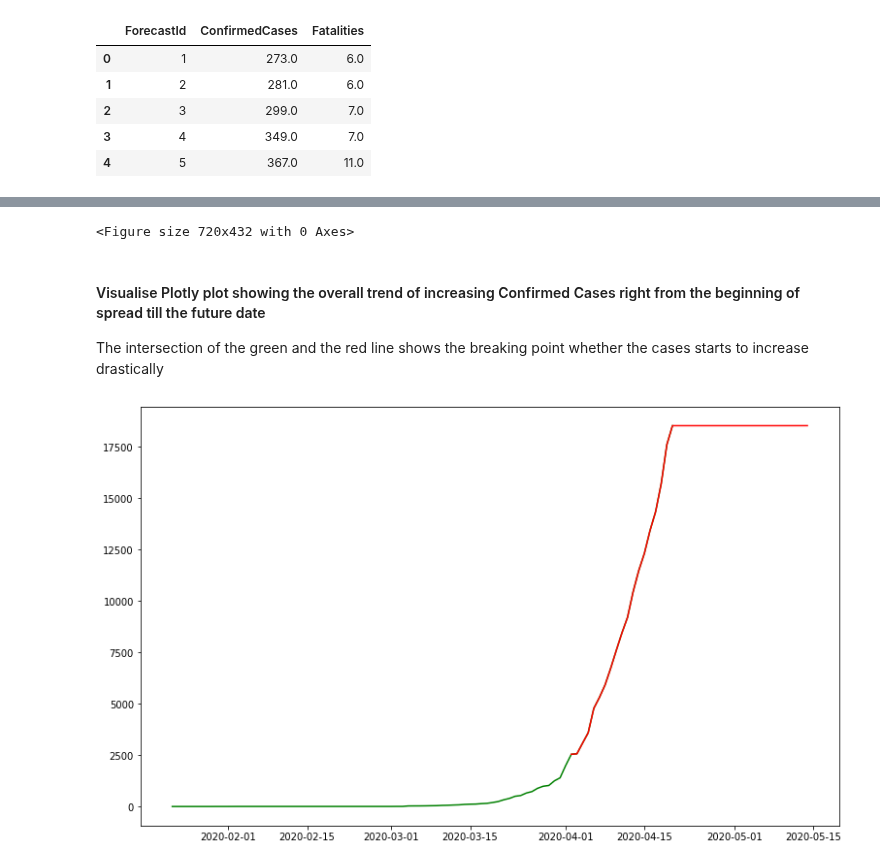
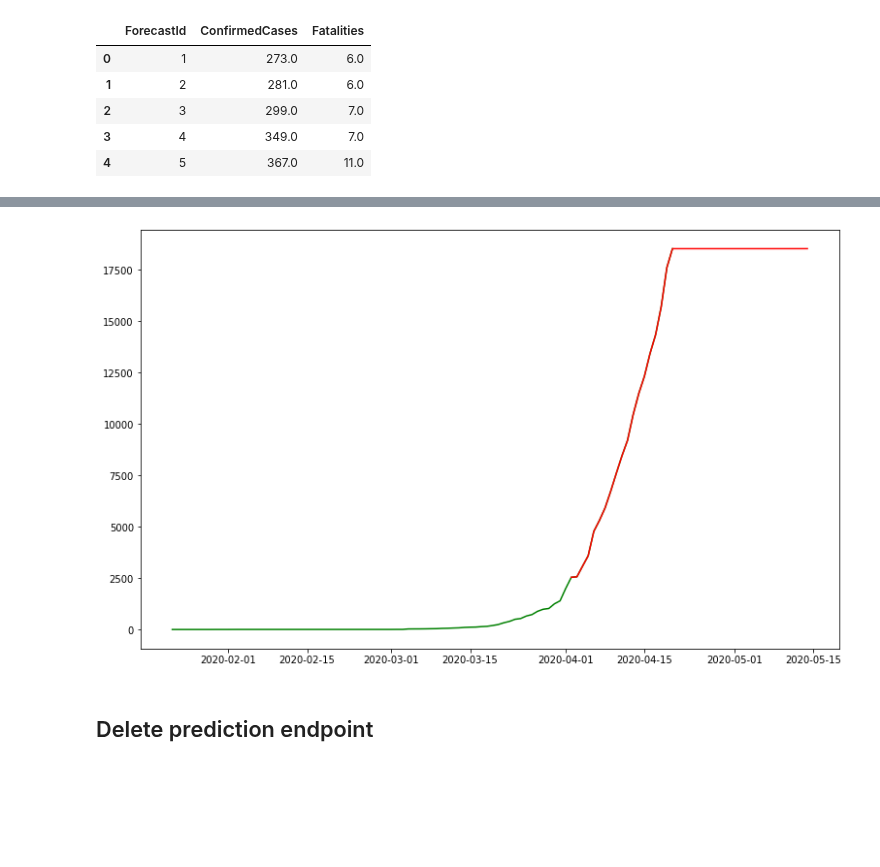
Before and after one commit to swiftdiaries/cisco-kubeflow-starter-pack, a Jupyter notebook: apps/healthcare/covid-forecasting/onprem/fairing/COVID-Forecast-fairing.ipynb, the cells around one changed output, grey strips where cells are left out. Cells and saved outputs as stored; diff of their text form; code cells hidden in the pictures; blank space fills up the shorter version.

Commit message:
Modified COVID fairing

```diff
--- a/apps/healthcare/covid-forecasting/onprem/fairing/COVID-Forecast-fairing.ipynb
+++ b/apps/healthcare/covid-forecasting/onprem/fairing/COVID-Forecast-fairing.ipynb
@@ -163 +176,5 @@ configmap/docker-config created
+# %%
+main_path = 'cisco-kubeflow-starter-pack/apps/healthcare/covid-forecasting/onprem/'
+train_data_path = main_path + 'data/train.csv'
+test_data_path = main_path + 'data/test.csv'
 # %% [markdown]
@@ -228,9 +245,9 @@ def preprocess_test(train_df, test_df, n_prev):
 def covid_preprocess_function():
 
         # Read train and test datasets
-        train_df = pd.read_csv("train.csv")
+        train_df = pd.read_csv(train_data_path)
         print("train_df shape: {0}" .format(train_df.shape))
-        test_df = pd.read_csv("test.csv")
+        test_df = pd.read_csv(test_data_path)
         print("train_df shape: {0}" .format(test_df.shape))
 
         # Check the NaN value status in each column of the Train data
@@ -418,6 +435,6 @@ SavedModel written to: covid-model/001/saved_model.pb
 Kubeflow Fairing packages the CovidServe class, the trained model, and the prediction endpoint's software prerequisites as a Docker image. Then Kubeflow Fairing deploys and runs the prediction endpoint on Kubeflow.
 # %%
-endpoint = PredictionEndpoint(CovidServe, input_files=["train.csv","test.csv","requirements.txt"],
+endpoint = PredictionEndpoint(CovidServe, input_files=[train_data_path, test_data_path,"requirements.txt"],
                               docker_registry=DOCKER_REGISTRY,
                               pod_spec_mutators = [mounting_pvc(pvc_name="nfs1", pvc_mount_path="/opt")],
                               backend=BackendClass(build_context_source=minio_context_source))
@@ -540,7 +559,13 @@ region_predict_df = predict_df[(predict_df["Country_Region"]==country)]
 
 fig = plt.figure(figsize=(10, 6))
 
-fig = px.line(region_train_df, x="Date", y=target, title='Prediction in India')
-fig = px.line(region_predict_df, x="Date", y=target, title='Prediction in India')
-fig.show()
+ax1 = fig.add_axes([0, 0, 1, 1])
+ax1.plot(region_train_df["Date"],
+         region_train_df[target],
+         color="green")
+
+ax1.plot(region_predict_df["Date"],
+         region_predict_df[target],
+         color="red")
+plt.show()
 # %% [output]
@@ -549,18 +572,3 @@ fig.show()
-<Figure size 720x432 with 0 Axes>
+[figure, added]
-# %% [markdown]
-#### Visualise Plotly plot showing the overall trend of increasing Confirmed Cases right from the beginning of spread till the future date
-
-The intersection of the green and the red line shows the breaking point whether the cases starts to increase drastically
-# %%
-fig = plt.figure(figsize=(10, 6))
-ax1 = fig.add_axes([0, 0, 1, 1])
-ax1.plot(region_train_df["Date"],
-         region_train_df[target],
-         color="green")
-
-ax1.plot(region_predict_df["Date"],
-         region_predict_df[target],
-         color="red")
-plt.show()
-# %% [output]
-[figure, removed]
+# %% [markdown]
+## Delete prediction endpoint
```
Also changed, not shown: parts of 30 cells of this notebook, 7 other files.
